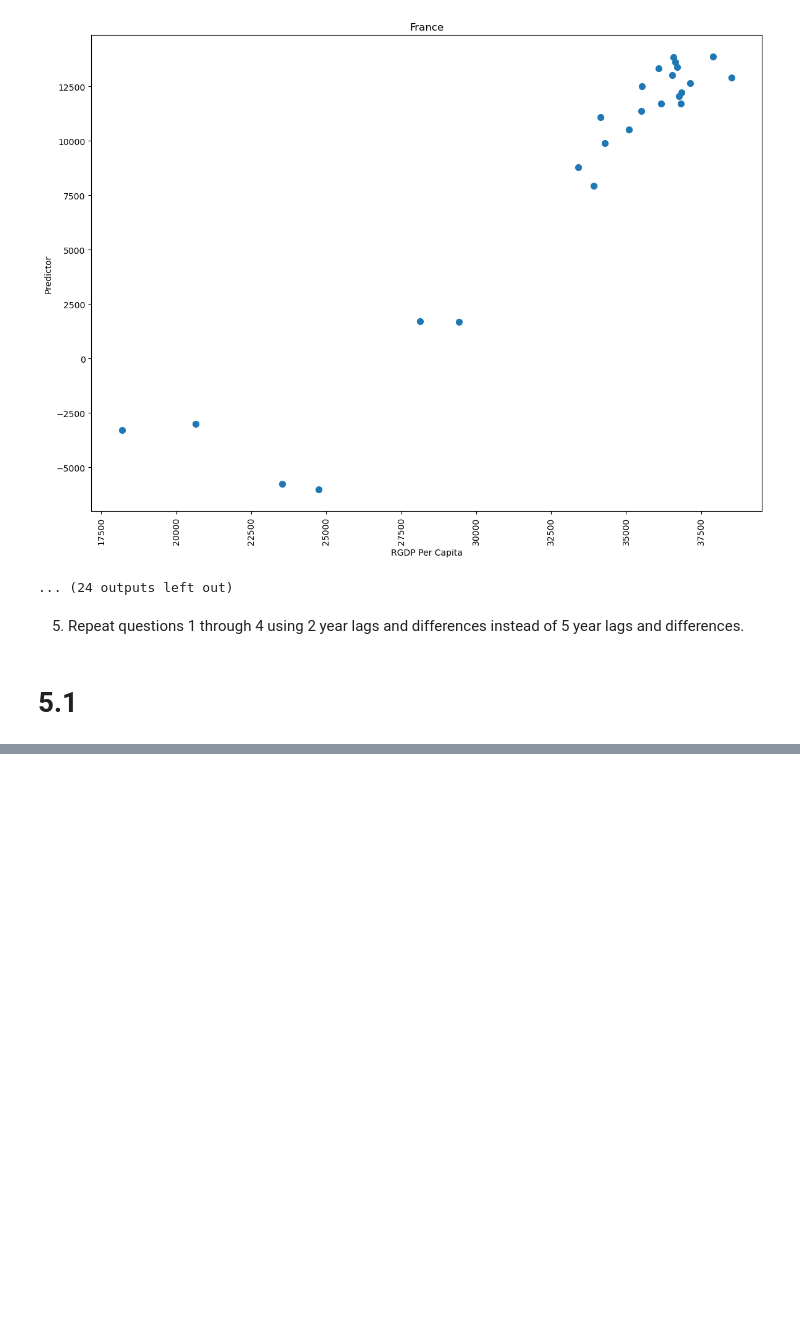
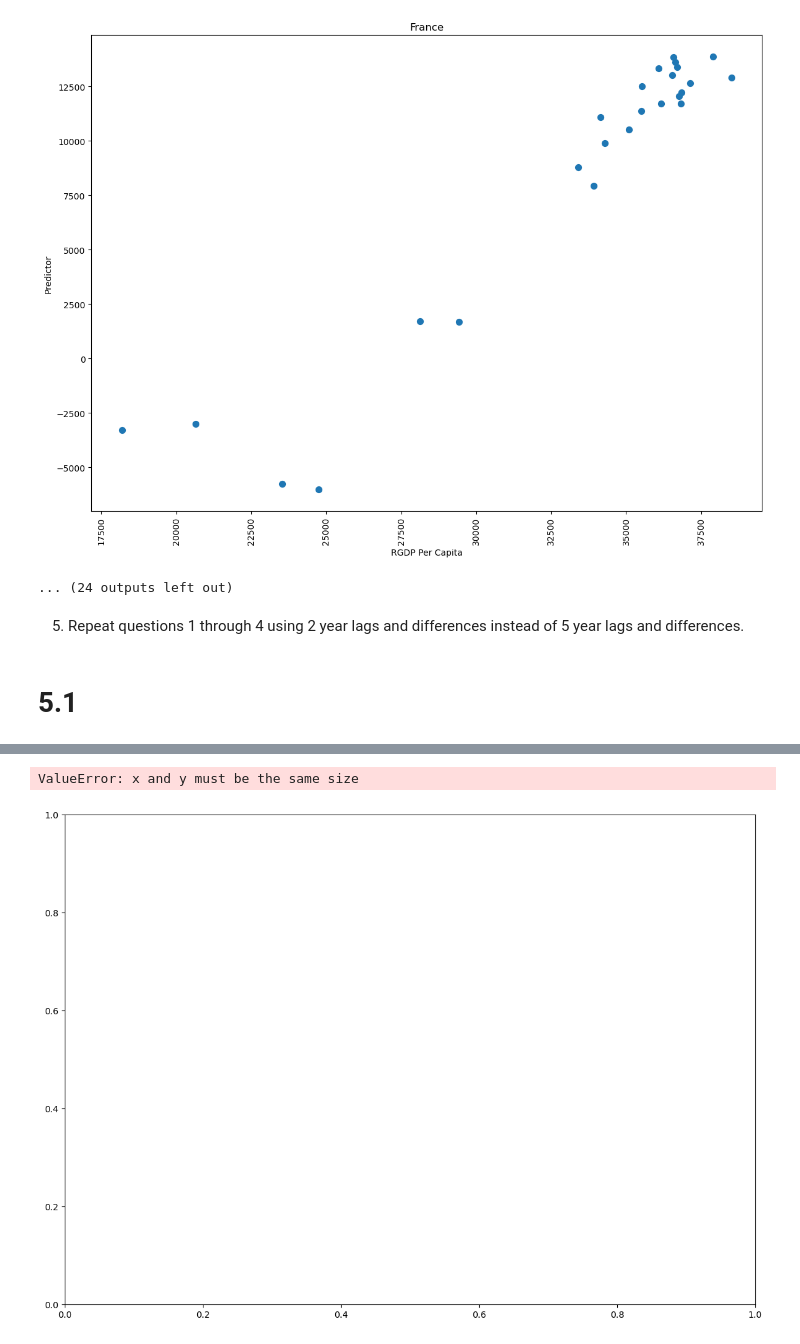
Before and after one commit to cade-busek/Econ411, a Jupyter notebook: Homework projects/HW for project 9.ipynb, the cells around one changed output, grey strips where cells are left out. Drawn from its saved outputs; the diff is of its cells as text; code cells hidden in the pictures; blank space fills up the shorter version.

```diff
--- a/Homework projects/HW for project 9.ipynb
+++ b/Homework projects/HW for project 9.ipynb
@@ -346,0 +382,8 @@ hw_data
+# %%
+predictor = results.predict()
+predictor_series = pd.Series(predictor)
+ahw_data = ahw_data.reset_index(drop=True)
+ahw_data[y_var[0] + 'Predictor'] = predictor_series
+ahw_data = ahw_data.rename(columns={y_var[0] + 'Predictor': 'Predictor'})
+
+ahw_data
@@ -346,0 +404,18 @@ hw_data
+# %%
+def plot_residuals(ahw_data):
+    fig, ax = plt.subplots(figsize=(14,10))
+    ax.scatter(x=data['RGDP Per Capita'],
+               y=data['Predictor'],
+               s=50)
+    ax.set_title(data['Countries'].iloc[0])
+    ax.set_xlabel('RGDP Per Capita')
+    ax.set_ylabel('Predictor')
+    plt.xticks(rotation=90)
+    plt.show()
+    plt.close()
+
+for country, data in ahw_data.groupby('Countries'):
+    plot_residuals(data)
+# %% [output]
+ValueError: x and y must be the same size
+[figure, added]
```
Also changed, not shown: parts of 14 cells of this notebook.
